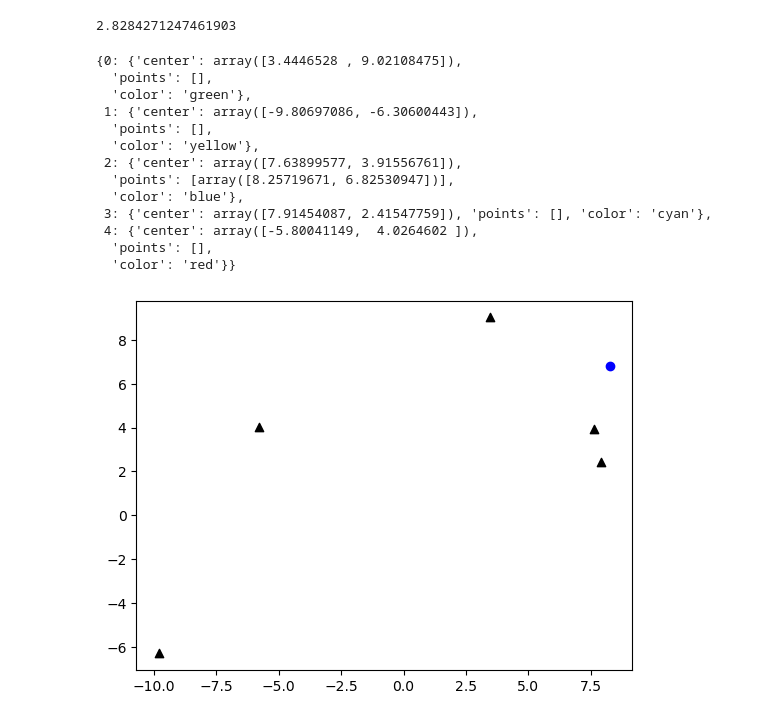
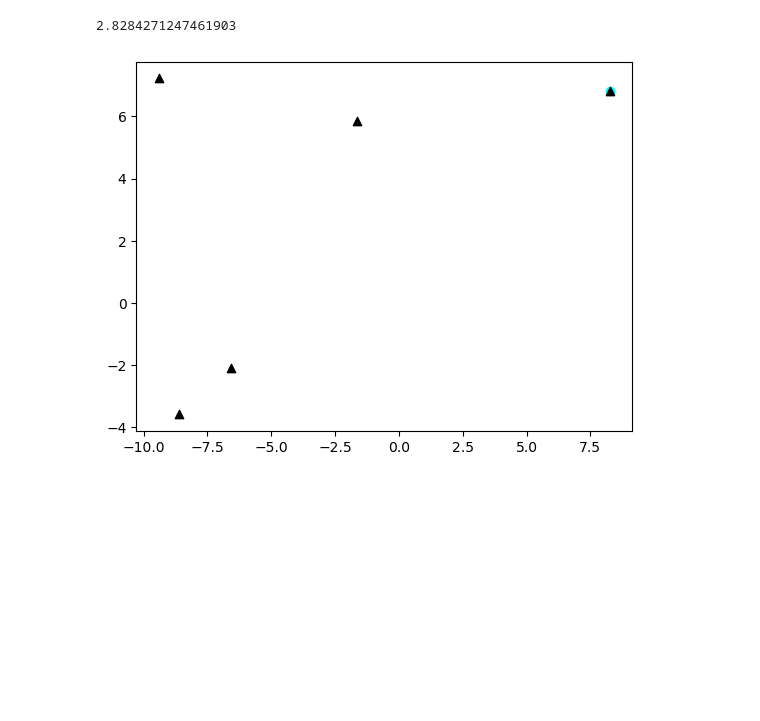
Before and after one commit to ArpitTripathi945/ML_Models_Scratch, a Jupyter notebook: K-Means.ipynb, the cells around one changed output. Cells and saved outputs as stored; diff of their text form; code cells hidden in the pictures; blank space fills up the shorter version.

Commit message:
M step in K means

```diff
--- a/K-Means.ipynb
+++ b/K-Means.ipynb
@@ -105,6 +109,8 @@ distance(v1,v2)
 # %% [output]
 2.8284271247461903
 # %%
+## Implementing E step
+
 def assign_clusters():
     for idx in range(X.shape[0]):
         dist = []
@@ -116,21 +122,31 @@ def assign_clusters():
 
     curr_cluster = np.argmin(dist)
     clusters[curr_cluster]['points'].append(curr_x)
+
+
+## Implementing M step
+
+def update_clusters():
+    for idx in range(k):
+        pts = np.array(clusters[idx]['points'])
+        if pts.shape[0] > 0:
+            new_center = pts.mean(axis = 0)
+            clusters[idx]['center'] = new_center
+            clusters[idx]['points'] = []
+
+def plot_clusters():
+    for i in clusters:
+        pts = np.array(clusters[i]['points'])
+
+        try :
+            plt.scatter(pts[:,0], pts[:,1], c = clusters[i]['color'])
+        except:
+            pass
+        center = clusters[i]['center']
+        plt.scatter(center[0], center[1], c = 'black', marker = '^')
 # %%
 assign_clusters()
+plot_clusters()
+update_clusters()
+# %% [output]
+[figure, added]
-# %%
-clusters
-# %% [output]
-{0: {'center': array([3.4446528 , 9.02108475]),
-  'points': [],
-  'color': 'green'},
- 1: {'center': array([-9.80697086, -6.30600443]),
-  'points': [],
-  'color': 'yellow'},
- 2: {'center': array([7.63899577, 3.91556761]),
-  'points': [array([8.25719671, 6.82530947])],
-  'color': 'blue'},
- 3: {'center': array([7.91454087, 2.41547759]), 'points': [], 'color': 'cyan'},
- 4: {'center': array([-5.80041149,  4.0264602 ]),
-  'points': [],
-  'color': 'red'}}
@@ -148,4 +152,0 @@ def plot_clusters():
-# %%
-plot_clusters()
-# %% [output]
-[figure, removed]
```
Also changed, not shown: parts of 3 cells of this notebook.
